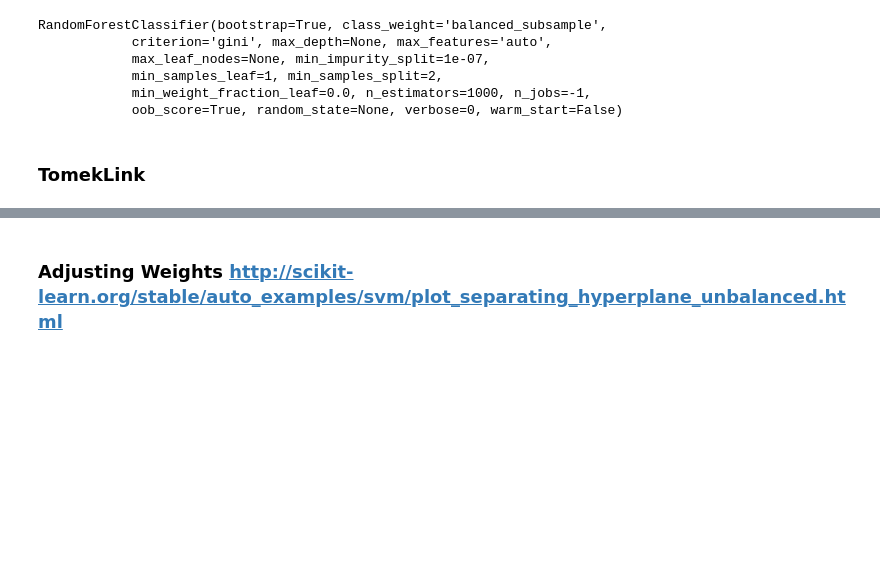
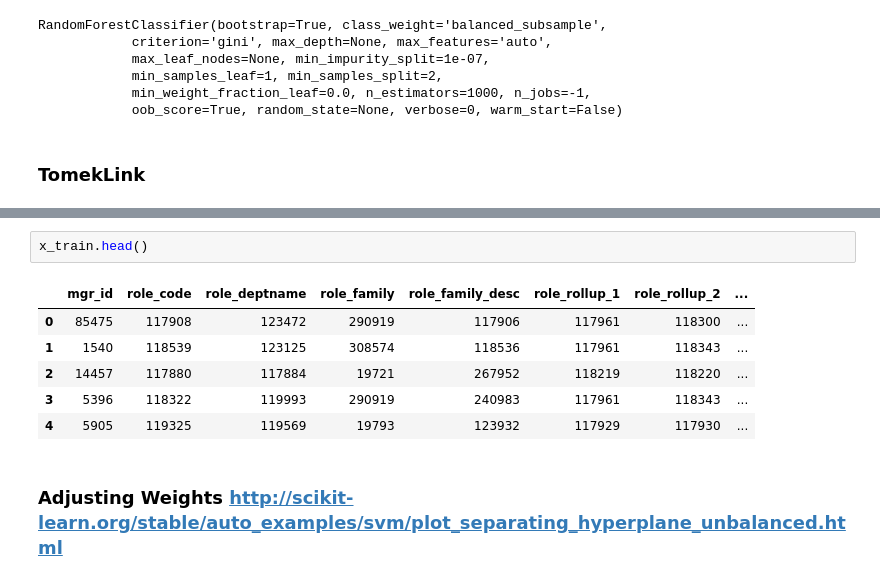
Before and after one commit to Saikiran5669/Amazon-Employee-Access-Challenge, a Jupyter notebook: Amazon-Employee-Access-Challenge.ipynb, the cells around one changed output, grey strips where cells are left out. Drawn from its saved outputs; the diff is of its cells as text; blank space fills up the shorter version.

```diff
--- a/Amazon-Employee-Access-Challenge.ipynb
+++ b/Amazon-Employee-Access-Challenge.ipynb
@@ -281,3 +321,12 @@ RandomForestClassifier(bootstrap=True, class_weight='balanced_subsample',
+# %%
+x_train.head()
+# %% [output]
+|  | mgr_id | role_code | role_deptname | role_family | role_family_desc | role_rollup_1 | role_rollup_2 | ... |
+| 0 | 85475 | 117908 | 123472 | 290919 | 117906 | 117961 | 118300 | ... |
+| 1 | 1540 | 118539 | 123125 | 308574 | 118536 | 117961 | 118343 | ... |
+| 2 | 14457 | 117880 | 117884 | 19721 | 267952 | 118219 | 118220 | ... |
+| 3 | 5396 | 118322 | 119993 | 290919 | 240983 | 117961 | 118343 | ... |
+| 4 | 5905 | 119325 | 119569 | 19793 | 123932 | 117929 | 117930 | ... |
 # %% [markdown]
 ### Adjusting Weights http://scikit-learn.org/stable/auto_examples/svm/plot_separating_hyperplane_unbalanced.html
 # %%
```
Also changed, not shown: parts of 21 cells of this notebook.
